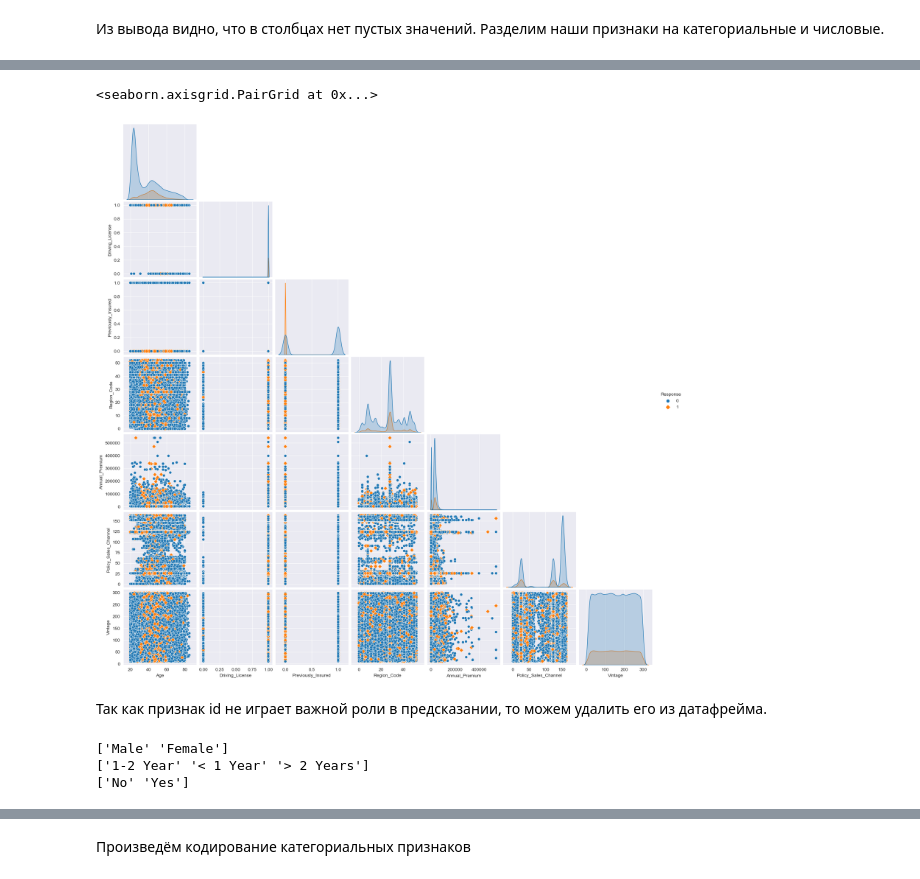
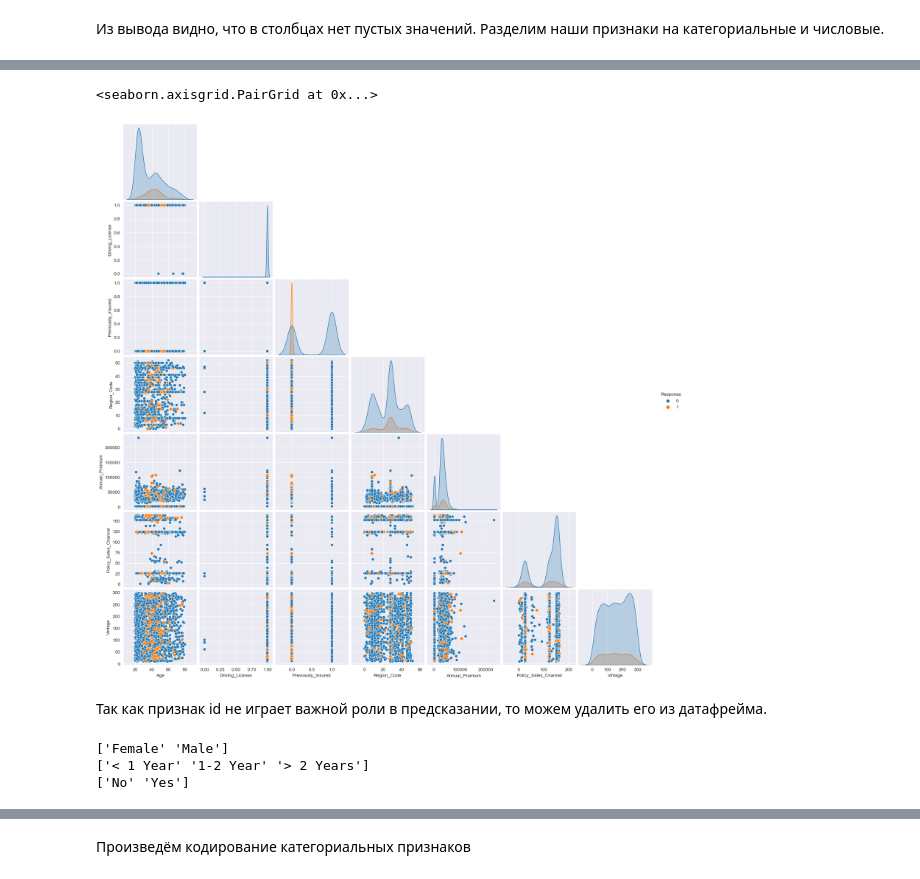
Before and after one commit to Nitrolacs/data_analysis_2_lab, a Jupyter notebook: notebooks/lab_2.ipynb, the cells around one changed output, grey strips where cells are left out. Cells and saved outputs as stored; diff of their text form; code cells hidden in the pictures.

```diff
--- a/notebooks/lab_2.ipynb
+++ b/notebooks/lab_2.ipynb
@@ -88,0 +91,4 @@ result_column = "Response"
+# %%
+number_of_elements = 20000  # Количество элементов
+dataframe_train = dataframe_train.sample(n=number_of_elements, replace = False)  # replace: флаг, указывающий, следует ли использовать повторения при выборке.
+dataframe_train.info()
@@ -89,8 +115,9 @@ result_column = "Response"
 # %%
-sns.pairplot(dataframe_train[dataframe_all + [result_column]], hue=result_column, corner=True, markers=["o", "D"]) # 1000 - 2000. Для всей работы 10000-20000 метод сэмплирование sample
+number_of_elements = 2000
+sns.pairplot(dataframe_train.sample(n=2000)[dataframe_all + [result_column]], hue=result_column, corner=True, markers=["o", "D"])
 # %% [output]
 <seaborn.axisgrid.PairGrid at 0x...>
-[figure, old version]
+[figure, new version]
 # %% [markdown]
 Так как признак id не играет важной роли в предсказании, то можем удалить его из датафрейма.
 # %%
@@ -99,8 +126,8 @@ dataframe_train.drop("id", axis=1, inplace=True)
 for column in dataframe_categorical:
     print(dataframe_train[column].unique())
 # %% [output]
-['Male' 'Female']
-['1-2 Year' '< 1 Year' '> 2 Years']
+['Female' 'Male']
+['< 1 Year' '1-2 Year' '> 2 Years']
 ['No' 'Yes']
 # %%
 dataframe_train[dataframe_numerical].describe()
```
Also changed, not shown: parts of 18 cells of this notebook.
